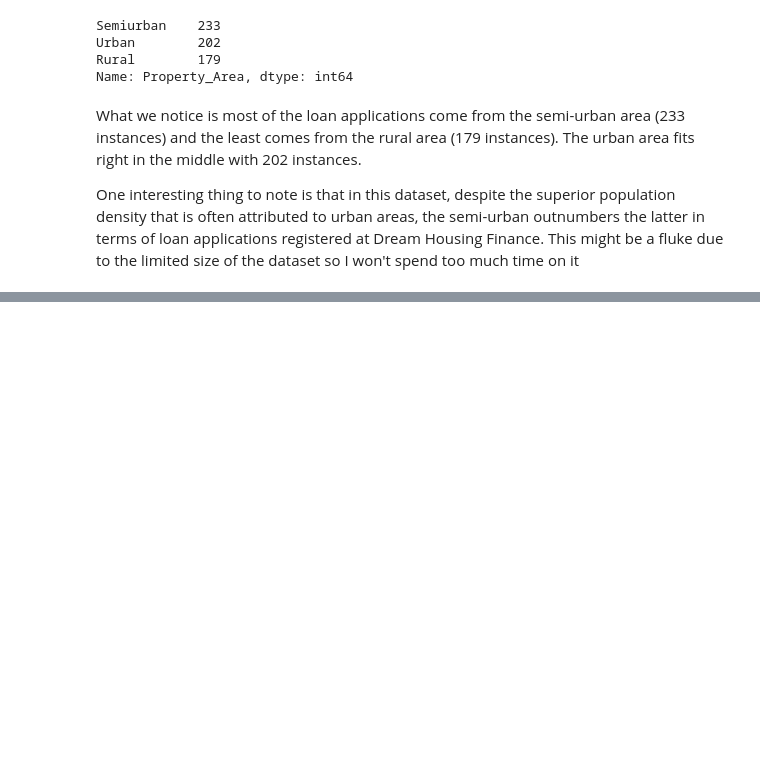
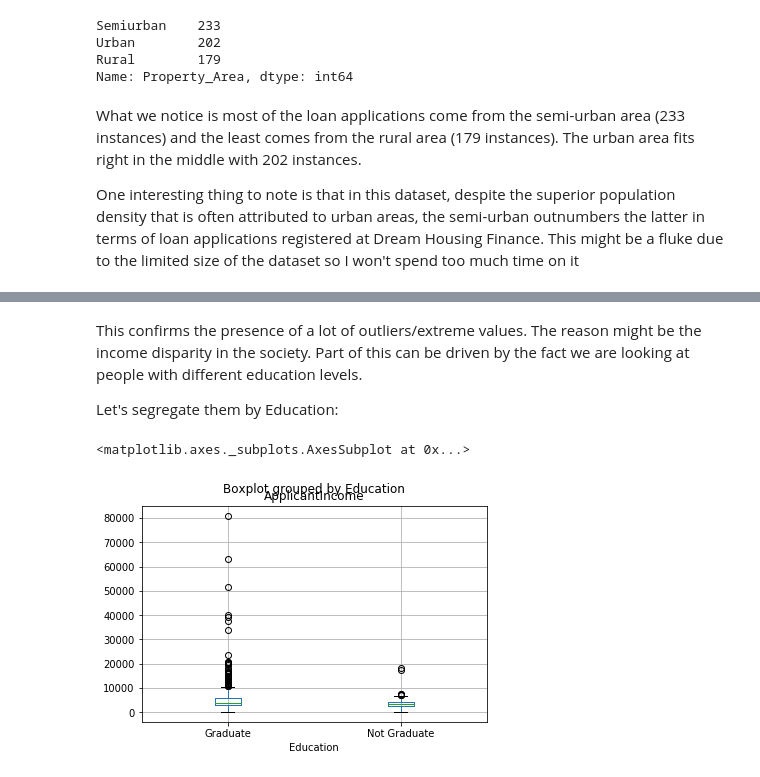
Before and after one commit to ericdasse28/loan-prediction, a Jupyter notebook: Automated Loan Prediction.ipynb, the cells around one changed output, grey strips where cells are left out. Cells and saved outputs as stored; diff of their text form; code cells hidden in the pictures; blank space fills up the shorter version.

```diff
--- a/Automated Loan Prediction.ipynb
+++ b/Automated Loan Prediction.ipynb
@@ -62,0 +81,9 @@ One interesting thing to note is that in this dataset, despite the superior popu
+# %% [markdown]
+This confirms the presence of a lot of outliers/extreme values. The reason might be the income disparity in the society. Part of this can be driven by the fact we are looking at people with different education levels.
+
+Let's segregate them by Education:
+# %%
+df.boxplot(column="ApplicantIncome", by="Education")
+# %% [output]
+<matplotlib.axes._subplots.AxesSubplot at 0x...>
+[figure, added]
```
Also changed, not shown: parts of 9 cells of this notebook.
